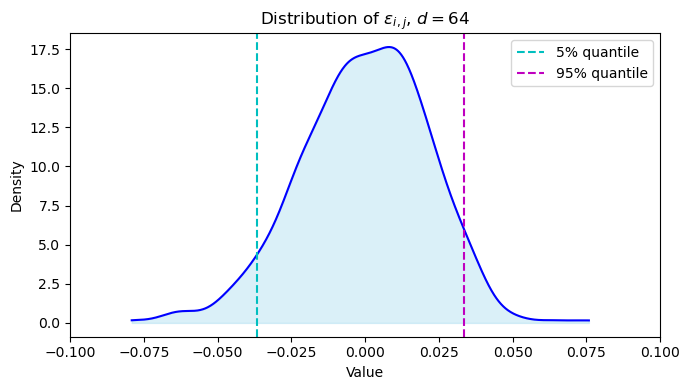
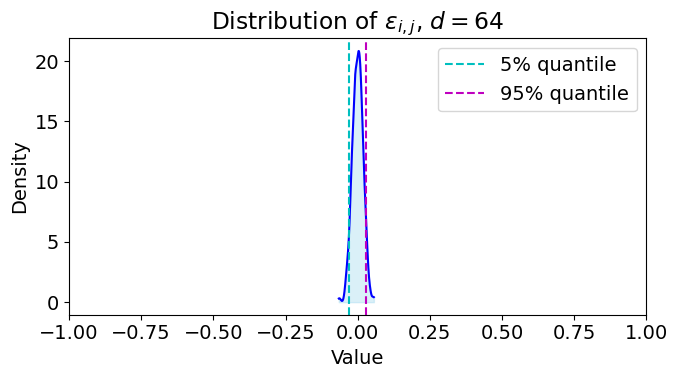
Code edit (unified diff) that turned the first committed figure into the second:
--- before
+++ after
@@ -1,4 +1,6 @@
 from scipy.stats import gaussian_kde
 
+# Set global font size
+plt.rcParams.update({'font.size': 14})
 
 # Get non-diagonal elements of covariance matrices
@@ -29,8 +31,9 @@
 plt.axvline(q95, color='m', linestyle='--', label='95% quantile')
 plt.title(r'Distribution of $\epsilon_{i, j}$, $d=64$')
-plt.xlim(-0.10, 0.10)
+plt.xlim(-1, 1)
 plt.xlabel('Value')
 plt.ylabel('Density')
 plt.legend()
 plt.tight_layout()
+plt.savefig('vector_rank_quality_Spiral_64D.png', dpi=300)
 plt.show()

Commit: further ablations on vector rank quality